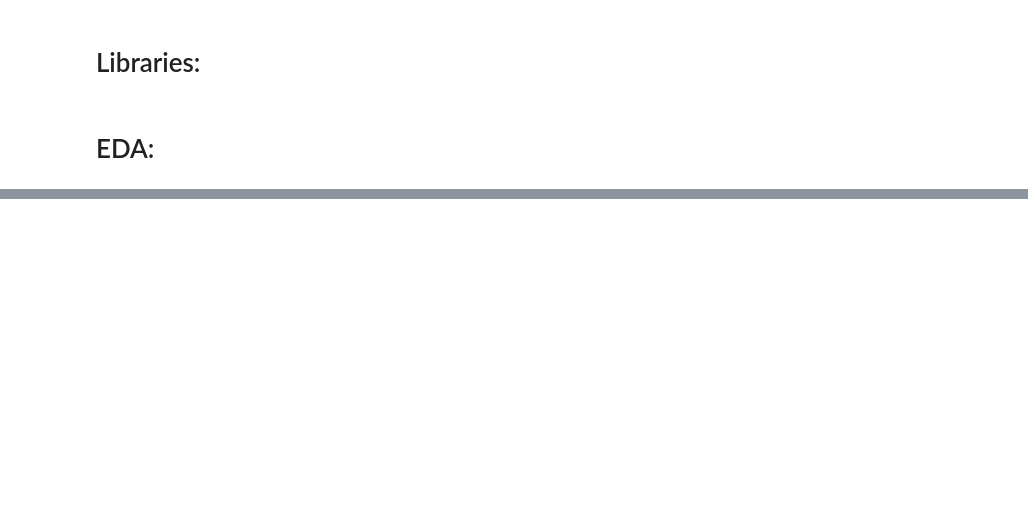
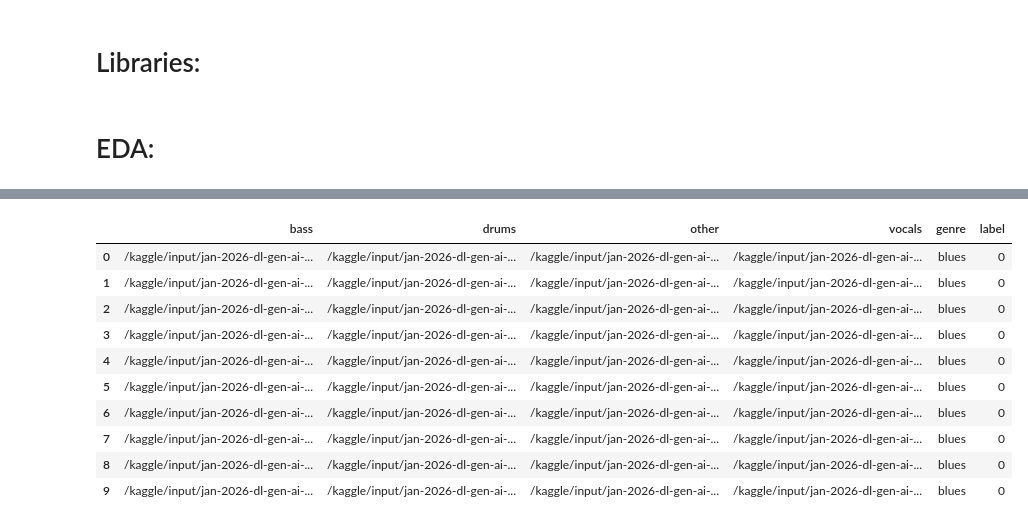
Before and after one commit to sahhilalam/dl-genai-project, a Jupyter notebook: notebooks/dl_genai_project.ipynb, the cells around one changed output, grey strips where cells are left out. Drawn from its saved outputs; the diff is of its cells as text; code cells hidden in the pictures; blank space fills up the shorter version.

```diff
--- a/notebooks/dl_genai_project.ipynb
+++ b/notebooks/dl_genai_project.ipynb
@@ -152,0 +251,20 @@ Test RMS mean: 0.12791249
+# %%
+GENRES_PATH = "/kaggle/input/jan-2026-dl-gen-ai-project/messy_mashup/genres_stems"
+genres = sorted(os.listdir(GENRES_PATH))
+random.seed(42)
+
+train_songs = {}
+val_songs = {}
+
+for genre in genres:
+    genre_path = os.path.join(GENRES_PATH, genre)
+    songs = os.listdir(genre_path)
+
+    random.shuffle(songs)
+
+    train_songs[genre] = songs[:int(0.8*len(songs))]
+    val_songs[genre] = songs[int(0.8*len(songs)):]
+
+print("Example:")
+print("Genre name:", genres[0], "\nTrain:", len(train_songs[genres[0]]),
+      "\nVal:", len(val_songs[genres[0]]), "\nTrain songs:", train_songs[genres[0]])
@@ -152,0 +281,57 @@ Test RMS mean: 0.12791249
+# %%
+GENRES_PATH = "/kaggle/input/jan-2026-dl-gen-ai-project/messy_mashup/genres_stems"
+genres = sorted(os.listdir(GENRES_PATH))
+
+random.seed(42)
+
+def build_train_val_set(train_songs, val_songs):
+    train_rows = []
+    val_rows = []
+
+    for i, genre in enumerate(genres):
+        genre_path = os.path.join(GENRES_PATH, genre)
+        train_song_list = train_songs[genre]
+        val_song_list = val_songs[genre]
+
+        for j in range(1000):
+            song1, song2, song3, song4 = random.sample(train_song_list, 4)
+
+            train_row = {
+                "bass": os.path.join(genre_path, song1, "bass.wav"),
+                "drums": os.path.join(genre_path, song2, "drums.wav"),
+                "other": os.path.join(genre_path, song3, "other.wav"),
+                "vocals": os.path.join(genre_path, song4, "vocals.wav"),
+                "genre": genre,
+                "label": i
+            }
+
+            train_rows.append(train_row)
+
+        for j in range(250):
+            song1, song2, song3, song4 = random.sample(val_song_list, 4)
+
+            val_row = {
+                "bass": os.path.join(genre_path, song1, "bass.wav"),
+                "drums": os.path.join(genre_path, song2, "drums.wav"),
+                "other": os.path.join(genre_path, song3, "other.wav"),
+                "vocals": os.path.join(genre_path, song4, "vocals.wav"),
+                "genre": genre,
+                "label": i
+            }
+
+            val_rows.append(val_row)
+
+
+    df_train = pd.DataFrame(train_rows)
+    df_val = pd.DataFrame(val_rows)
+
+    return df_train, df_val
+
+df_train, df_val = build_train_val_set(train_songs, val_songs)
+print("Train set:")
+display(df_train.head(10))
+print(df_train.shape)
+print("\n\nVal set:")
+display(df_val.head(5))
+print(df_val.shape)
+# %% [output]
@@ -152,0 +339,11 @@ Test RMS mean: 0.12791249
+|  | bass | drums | other | vocals | genre | label |
+| 0 | /kaggle/input/jan-2026-dl-gen-ai-... | /kaggle/input/jan-2026-dl-gen-ai-... | /kaggle/input/jan-2026-dl-gen-ai-... | /kaggle/input/jan-2026-dl-gen-ai-... | blues | 0 |
+| 1 | /kaggle/input/jan-2026-dl-gen-ai-... | /kaggle/input/jan-2026-dl-gen-ai-... | /kaggle/input/jan-2026-dl-gen-ai-... | /kaggle/input/jan-2026-dl-gen-ai-... | blues | 0 |
+| 2 | /kaggle/input/jan-2026-dl-gen-ai-... | /kaggle/input/jan-2026-dl-gen-ai-... | /kaggle/input/jan-2026-dl-gen-ai-... | /kaggle/input/jan-2026-dl-gen-ai-... | blues | 0 |
+| 3 | /kaggle/input/jan-2026-dl-gen-ai-... | /kaggle/input/jan-2026-dl-gen-ai-... | /kaggle/input/jan-2026-dl-gen-ai-... | /kaggle/input/jan-2026-dl-gen-ai-... | blues | 0 |
+| 4 | /kaggle/input/jan-2026-dl-gen-ai-... | /kaggle/input/jan-2026-dl-gen-ai-... | /kaggle/input/jan-2026-dl-gen-ai-... | /kaggle/input/jan-2026-dl-gen-ai-... | blues | 0 |
+| 5 | /kaggle/input/jan-2026-dl-gen-ai-... | /kaggle/input/jan-2026-dl-gen-ai-... | /kaggle/input/jan-2026-dl-gen-ai-... | /kaggle/input/jan-2026-dl-gen-ai-... | blues | 0 |
+| 6 | /kaggle/input/jan-2026-dl-gen-ai-... | /kaggle/input/jan-2026-dl-gen-ai-... | /kaggle/input/jan-2026-dl-gen-ai-... | /kaggle/input/jan-2026-dl-gen-ai-... | blues | 0 |
+| 7 | /kaggle/input/jan-2026-dl-gen-ai-... | /kaggle/input/jan-2026-dl-gen-ai-... | /kaggle/input/jan-2026-dl-gen-ai-... | /kaggle/input/jan-2026-dl-gen-ai-... | blues | 0 |
+| 8 | /kaggle/input/jan-2026-dl-gen-ai-... | /kaggle/input/jan-2026-dl-gen-ai-... | /kaggle/input/jan-2026-dl-gen-ai-... | /kaggle/input/jan-2026-dl-gen-ai-... | blues | 0 |
+| 9 | /kaggle/input/jan-2026-dl-gen-ai-... | /kaggle/input/jan-2026-dl-gen-ai-... | /kaggle/input/jan-2026-dl-gen-ai-... | /kaggle/input/jan-2026-dl-gen-ai-... | blues | 0 |
```
Also changed, not shown: parts of 31 cells of this notebook.
